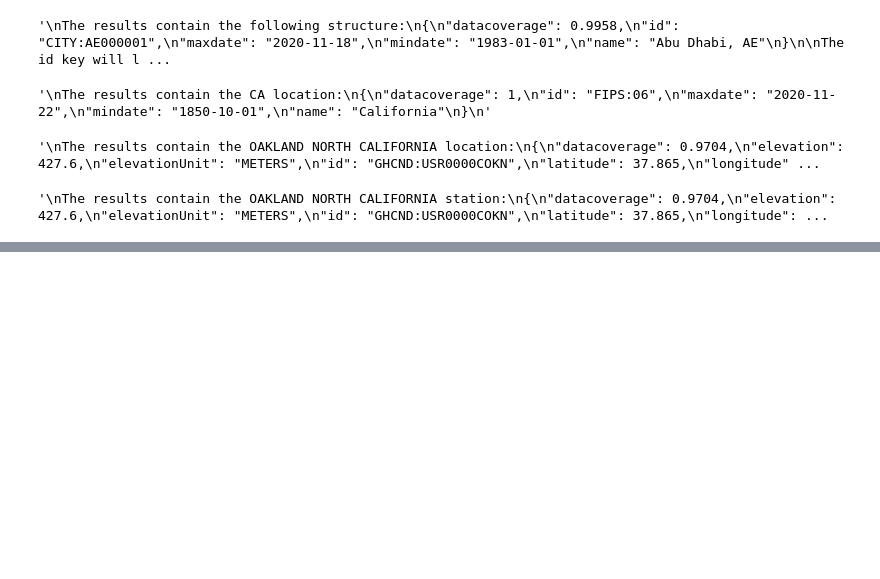
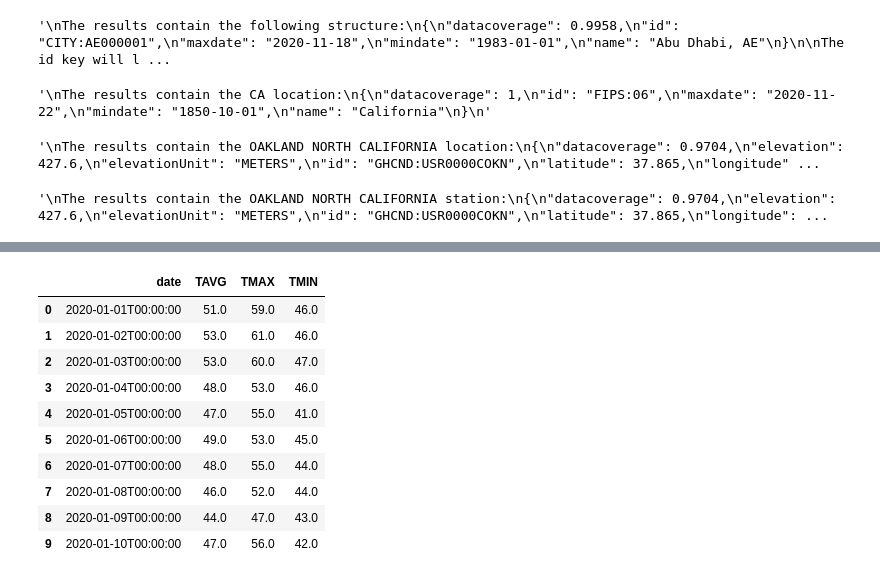
Before and after one commit to AmitSamra/NOAA, a Jupyter notebook: DailySummaries/daily_summaries.ipynb, the cells around one changed output, grey strips where cells are left out. Cells and saved outputs as stored; diff of their text form; code cells hidden in the pictures; blank space fills up the shorter version.

```diff
--- a/DailySummaries/daily_summaries.ipynb
+++ b/DailySummaries/daily_summaries.ipynb
@@ -184,0 +301,17 @@ The results contain the OAKLAND NORTH CALIFORNIA station:
+# %%
+# Organize data by date
+df_ds = df_ds.pivot('date','datatype','value').reset_index()
+df_ds = df_ds.rename_axis(None,axis=1)
+df_ds.head(10)
+# %% [output]
+|  | date | TAVG | TMAX | TMIN |
+| 0 | 2020-01-01T00:00:00 | 51.0 | 59.0 | 46.0 |
+| 1 | 2020-01-02T00:00:00 | 53.0 | 61.0 | 46.0 |
+| 2 | 2020-01-03T00:00:00 | 53.0 | 60.0 | 47.0 |
+| 3 | 2020-01-04T00:00:00 | 48.0 | 53.0 | 46.0 |
+| 4 | 2020-01-05T00:00:00 | 47.0 | 55.0 | 41.0 |
+| 5 | 2020-01-06T00:00:00 | 49.0 | 53.0 | 45.0 |
+| 6 | 2020-01-07T00:00:00 | 48.0 | 55.0 | 44.0 |
+| 7 | 2020-01-08T00:00:00 | 46.0 | 52.0 | 44.0 |
+| 8 | 2020-01-09T00:00:00 | 44.0 | 47.0 | 43.0 |
+| 9 | 2020-01-10T00:00:00 | 47.0 | 56.0 | 42.0 |
```
Also changed, not shown: parts of 11 cells of this notebook, 7 other files.
